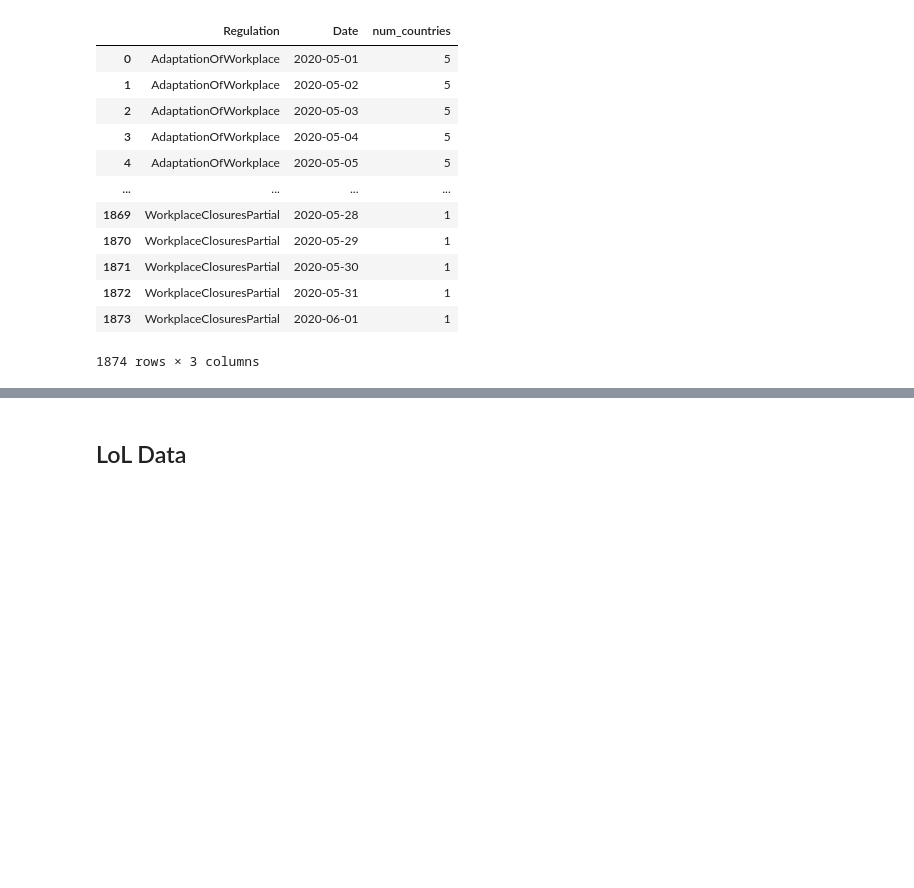
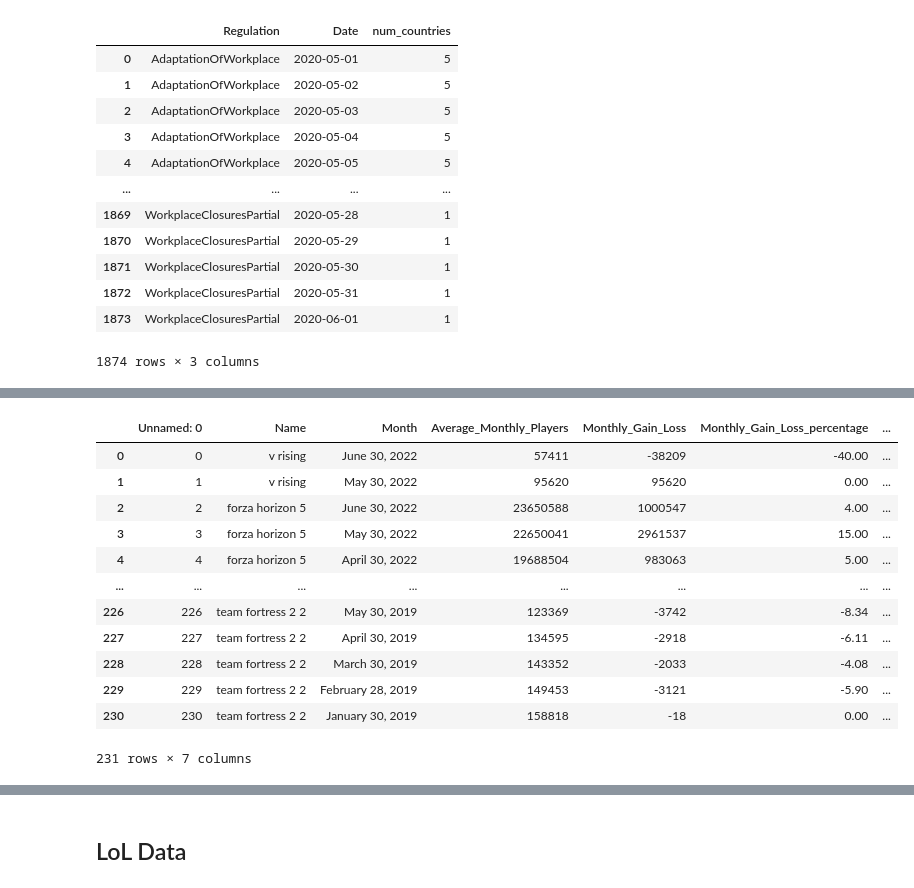
Before and after one commit to kiubb02/BigData_LoL, a Jupyter notebook: main.ipynb, the cells around one changed output, grey strips where cells are left out. Saved outputs shown, nothing was run; the diff lists cells and outputs as text; code cells hidden in the pictures; blank space fills up the shorter version.

```diff
--- a/main.ipynb
+++ b/main.ipynb
@@ -843,0 +784,2 @@ gp.plot.bar()
+# %%
+game_player_count_df = game_player_count_df.dropna()
@@ -843,0 +807,16 @@ gp.plot.bar()
+# %%
+game_player_count_df
+# %% [output]
+|  | Unnamed: 0 | Name | Month | Average_Monthly_Players | Monthly_Gain_Loss | Monthly_Gain_Loss_percentage | ... |
+| 0 | 0 | v rising | June 30, 2022 | 57411 | -38209 | -40.00 | ... |
+| 1 | 1 | v rising | May 30, 2022 | 95620 | 95620 | 0.00 | ... |
+| 2 | 2 | forza horizon 5 | June 30, 2022 | 23650588 | 1000547 | 4.00 | ... |
+| 3 | 3 | forza horizon 5 | May 30, 2022 | 22650041 | 2961537 | 15.00 | ... |
+| 4 | 4 | forza horizon 5 | April 30, 2022 | 19688504 | 983063 | 5.00 | ... |
+| ... | ... | ... | ... | ... | ... | ... | ... |
+| 226 | 226 | team fortress 2 2 | May 30, 2019 | 123369 | -3742 | -8.34 | ... |
+| 227 | 227 | team fortress 2 2 | April 30, 2019 | 134595 | -2918 | -6.11 | ... |
+| 228 | 228 | team fortress 2 2 | March 30, 2019 | 143352 | -2033 | -4.08 | ... |
+| 229 | 229 | team fortress 2 2 | February 28, 2019 | 149453 | -3121 | -5.90 | ... |
+| 230 | 230 | team fortress 2 2 | January 30, 2019 | 158818 | -18 | 0.00 | ... |
+231 rows × 7 columns
```
Also changed, not shown: parts of 50 cells of this notebook.
